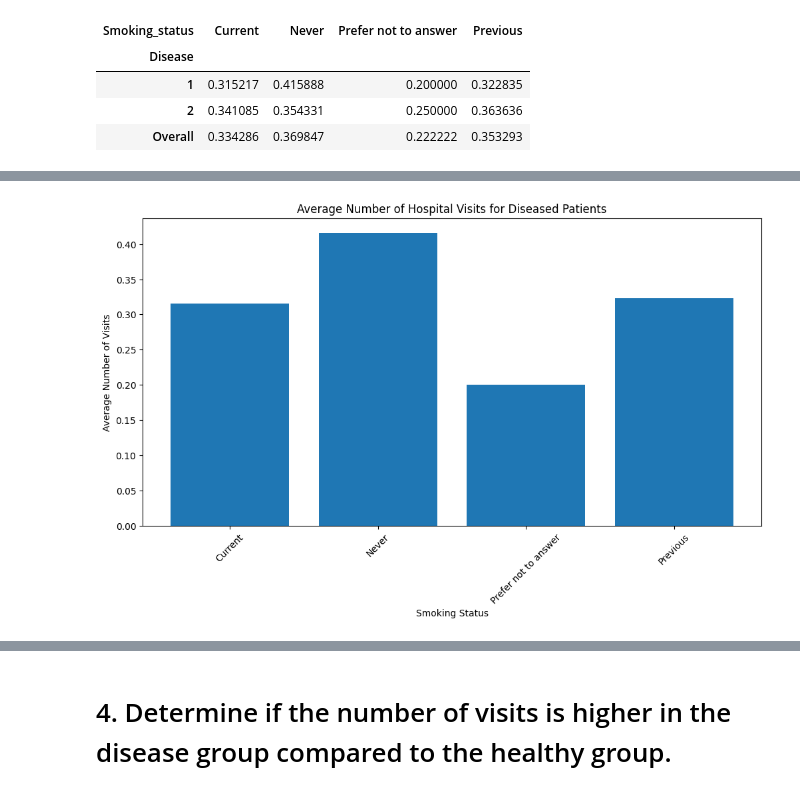
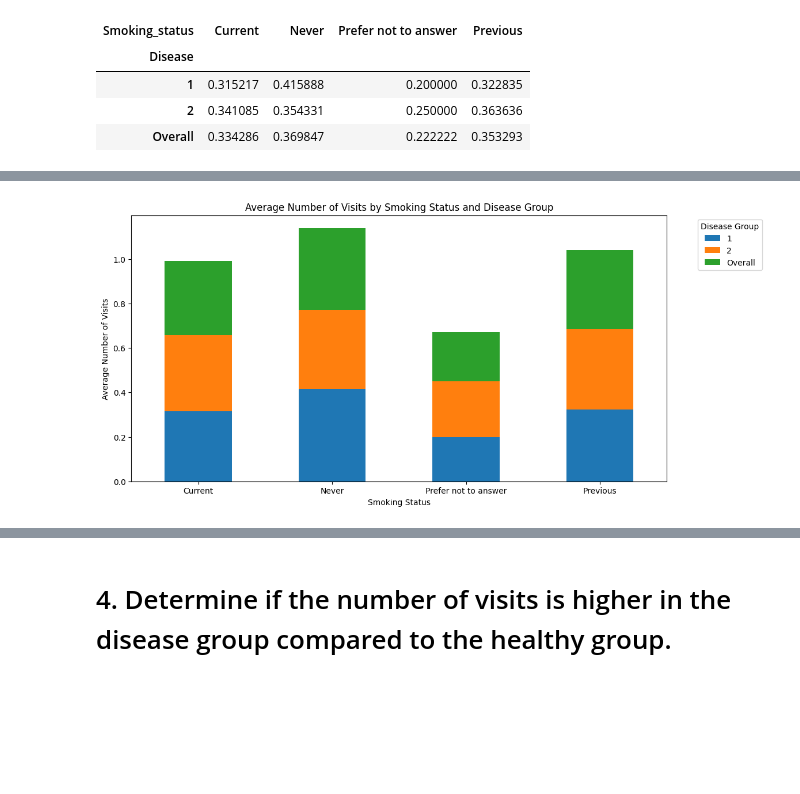
Before and after one commit to LeNkUeP/Data-Science, a Jupyter notebook: A7/ds_ea7_data clean.ipynb, the cells around one changed output, grey strips where cells are left out. Drawn from its saved outputs; the diff is of its cells as text; code cells hidden in the pictures; blank space fills up the shorter version.

```diff
--- a/A7/ds_ea7_data clean.ipynb
+++ b/A7/ds_ea7_data clean.ipynb
@@ -298,14 +298,3 @@ visits_by_smoking_disease
 | 1 | 0.315217 | 0.415888 | 0.200000 | 0.322835 |
 | 2 | 0.341085 | 0.354331 | 0.250000 | 0.363636 |
 | Overall | 0.334286 | 0.369847 | 0.222222 | 0.353293 |
-# %%
-patient_info['Number_of_visits'] = patient_info['Number_of_visits'].fillna(0)
-
-visits_by_smoking_disease = patient_info.groupby(['Disease', 'Smoking_status'])['Number_of_visits'].mean().reset_index()
-
-visits_by_smoking_total = patient_info.groupby('Smoking_status')['Number_of_visits'].mean().reset_index()
-visits_by_smoking_total['Disease'] = 'Total'
-
-visits_combined = pd.concat([visits_by_smoking_disease, visits_by_smoking_total])
-
-visits_combined
@@ -339,11 +301,14 @@ patient_info[patient_info['Smoking_status'] == 'Prefer not to answer']
 # %%
-plt.figure(figsize=(12, 6))
-diseased_df = visits_combined[visits_combined['Disease'] == 1]
-plt.bar(diseased_df['Smoking_status'], diseased_df['Number_of_visits'])
+visits_by_smoking_disease.T.plot(kind='bar', stacked=True, figsize=(12, 6))
+
+# Hinzufügen von Achsenbeschriftungen und Titel
 plt.xlabel('Smoking Status')
 plt.ylabel('Average Number of Visits')
-plt.title('Average Number of Hospital Visits for Diseased Patients')
-plt.xticks(rotation=45)
+plt.title('Average Number of Visits by Smoking Status and Disease Group')
+plt.legend(title='Disease Group', bbox_to_anchor=(1.05, 1), loc='upper left')
+plt.xticks(rotation=0)
+
+# Anzeigen des Diagramms
 plt.show()
 # %% [output]
-[figure, old version]
+[figure, new version]
```
Also changed, not shown: parts of 4 cells of this notebook.
